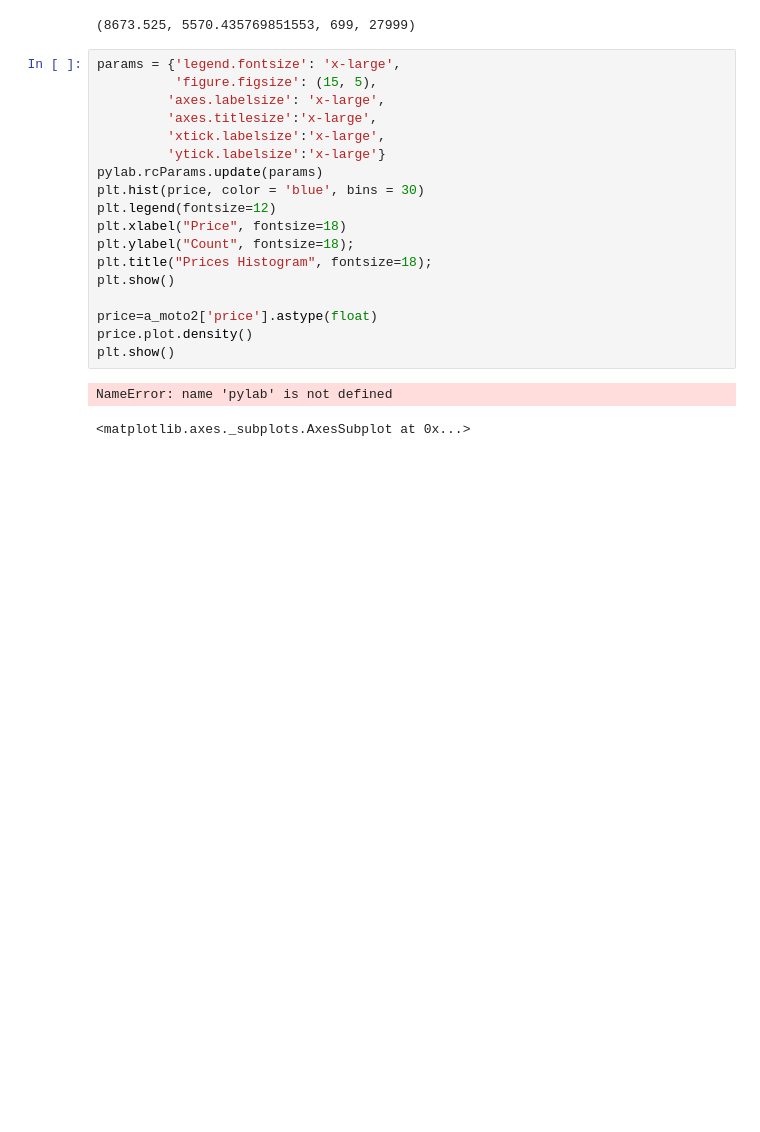
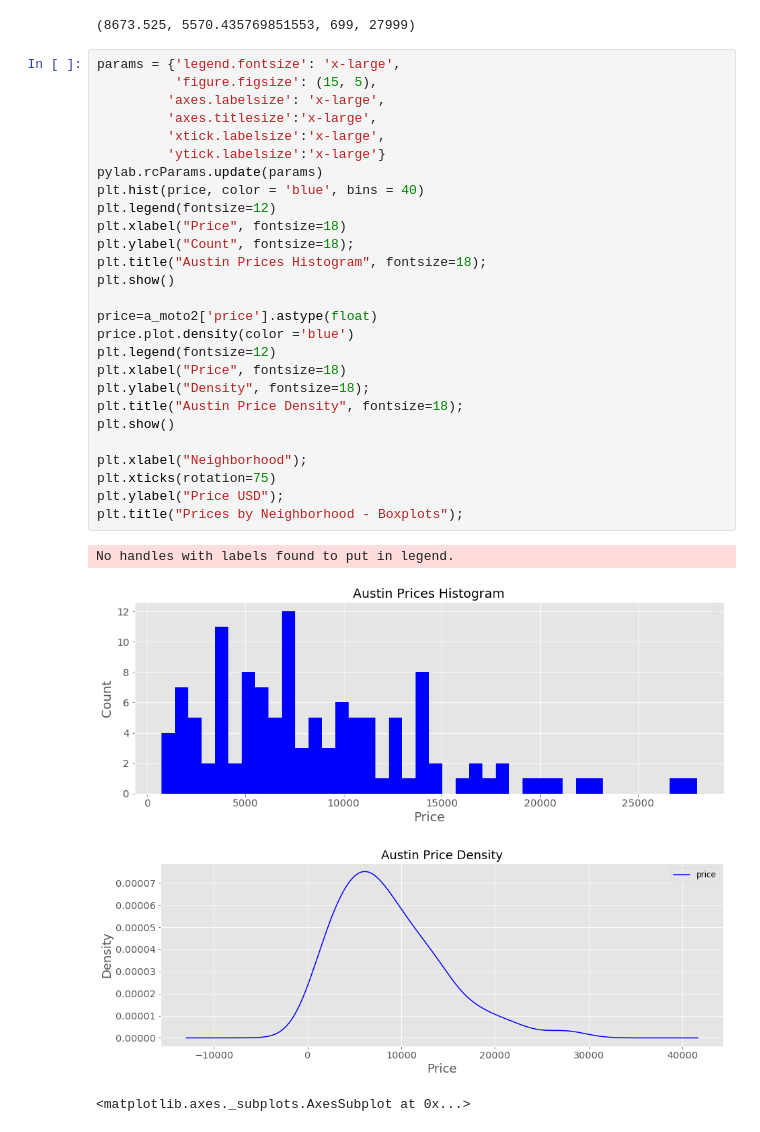
Before and after one commit to GrilledJeez/Testing-for-Difference-in-Craigslist-Markets, a Jupyter notebook: craigslist_scraper.ipynb, the cells around one changed output. Saved outputs shown, nothing was run; the diff lists cells and outputs as text; blank space fills up the shorter version.

Commit message:
Getting first pretty plots

```diff
--- a/craigslist_scraper.ipynb
+++ b/craigslist_scraper.ipynb
@@ -379,23 +379,34 @@ price_mean, price_sd, price_min, price_max
 # %%
 params = {'legend.fontsize': 'x-large',
           'figure.figsize': (15, 5),
          'axes.labelsize': 'x-large',
          'axes.titlesize':'x-large',
          'xtick.labelsize':'x-large',
          'ytick.labelsize':'x-large'}
 pylab.rcParams.update(params)
-plt.hist(price, color = 'blue', bins = 30)
+plt.hist(price, color = 'blue', bins = 40)
 plt.legend(fontsize=12)
 plt.xlabel("Price", fontsize=18)
 plt.ylabel("Count", fontsize=18);
-plt.title("Prices Histogram", fontsize=18);
+plt.title("Austin Prices Histogram", fontsize=18);
 plt.show()
 
 price=a_moto2['price'].astype(float)
-price.plot.density()
+price.plot.density(color ='blue')
+plt.legend(fontsize=12)
+plt.xlabel("Price", fontsize=18)
+plt.ylabel("Density", fontsize=18);
+plt.title("Austin Price Density", fontsize=18);
 plt.show()
+
+plt.xlabel("Neighborhood");
+plt.xticks(rotation=75)
+plt.ylabel("Price USD");
+plt.title("Prices by Neighborhood - Boxplots");
 # %% [output]
-NameError: name 'pylab' is not defined
+No handles with labels found to put in legend.
+[figure, added]
+[figure, added]
 # %%
 # %% [output]
 <matplotlib.axes._subplots.AxesSubplot at 0x...>
```
